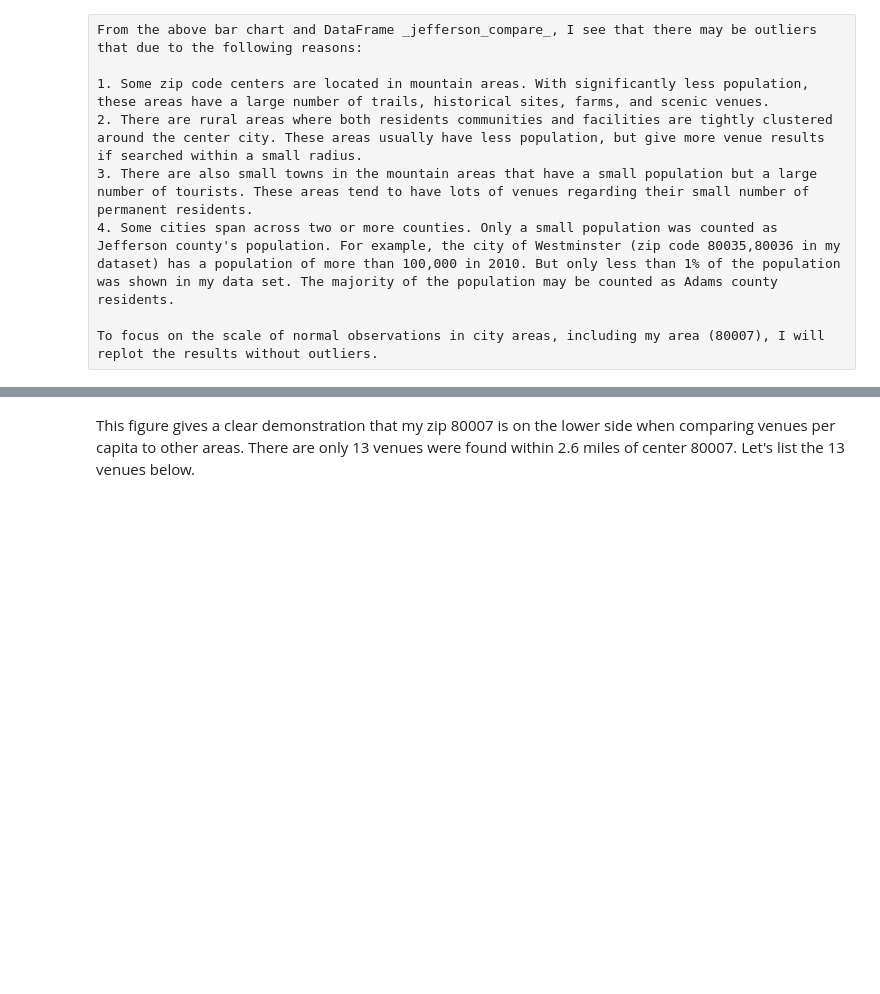
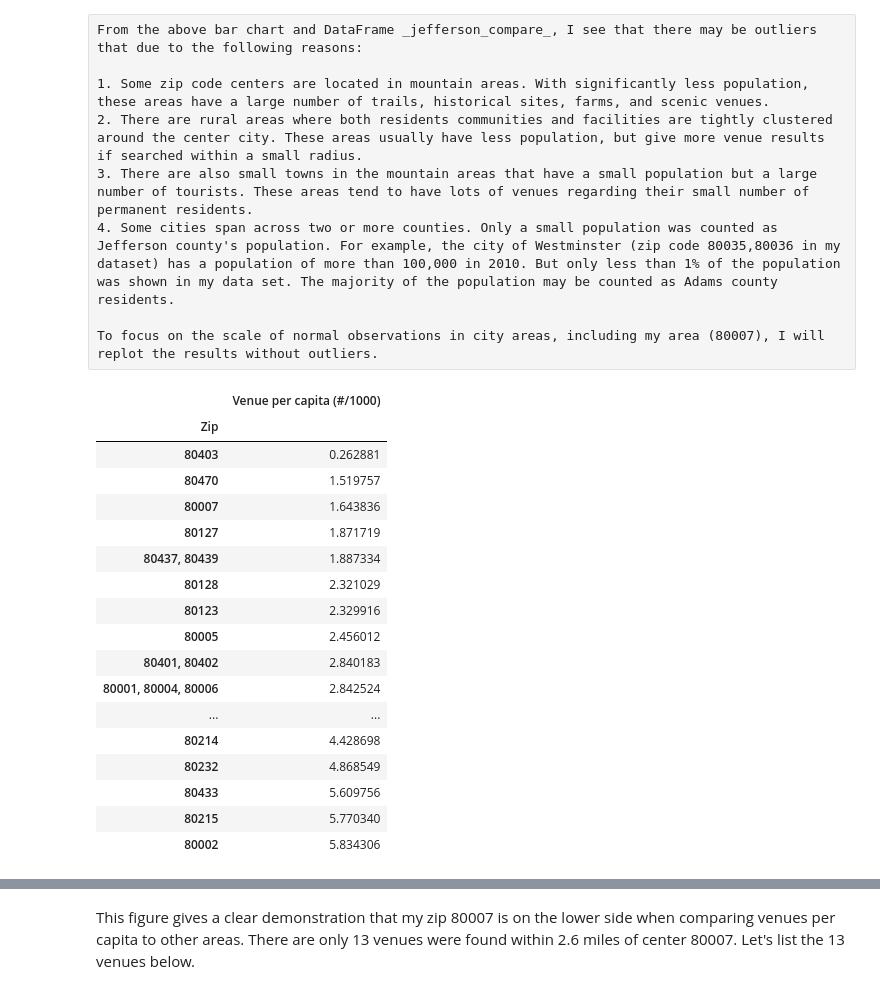
Before and after one commit to J-C-Zh/Coursera-IBM-Data-Science-Professional-10-Applied-Data-Science-Capstone, a Jupyter notebook: The battle of neighborhood.ipynb, the cells around one changed output, grey strips where cells are left out. Drawn from its saved outputs; the diff is of its cells as text; code cells hidden in the pictures; blank space fills up the shorter version.

```diff
--- a/The battle of neighborhood.ipynb
+++ b/The battle of neighborhood.ipynb
@@ -787,6 +776,36 @@ From the above bar chart and DataFrame _jefferson_compare_, I see that there may
 4. Some cities span across two or more counties. Only a small population was counted as Jefferson county's population. For example, the city of Westminster (zip code 80035,80036 in my dataset) has a population of more than 100,000 in 2010. But only less than 1% of the population was shown in my data set. The majority of the population may be counted as Adams county residents.
 
 To focus on the scale of normal observations in city areas, including my area (80007), I will replot the results without outliers.
+# %%
+def remove_outlier_IQR(df):
+    Q1=df.quantile(0.25)
+    Q3=df.quantile(0.75)
+    IQR=Q3-Q1
+    df_final=df[~((df<(Q1-1.5*IQR)) | (df>(Q3+1.5*IQR)))]
+    return df_final
+
+jefferson_outlier_removed=remove_outlier_IQR(jefferson_compare['Venue per capita (#/1000)'])
+jefferson_outlier_removed=pd.DataFrame(jefferson_outlier_removed)
+jefferson_outlier_removed
+# %% [output]
+|  | Venue per capita (#/1000) |
+| Zip |  |
+| 80403 | 0.262881 |
+| 80470 | 1.519757 |
+| 80007 | 1.643836 |
+| 80127 | 1.871719 |
+| 80437, 80439 | 1.887334 |
+| 80128 | 2.321029 |
+| 80123 | 2.329916 |
+| 80005 | 2.456012 |
+| 80401, 80402 | 2.840183 |
+| 80001, 80004, 80006 | 2.842524 |
+| ... | ... |
+| 80214 | 4.428698 |
+| 80232 | 4.868549 |
+| 80433 | 5.609756 |
+| 80215 | 5.770340 |
+| 80002 | 5.834306 |
 # %%
 plt.figure(figsize=(20,8))
 plt.title("Venue By Capita For Each Zip code (Without Outliers)",fontsize = 30)
```
Also changed, not shown: parts of 29 cells of this notebook.
